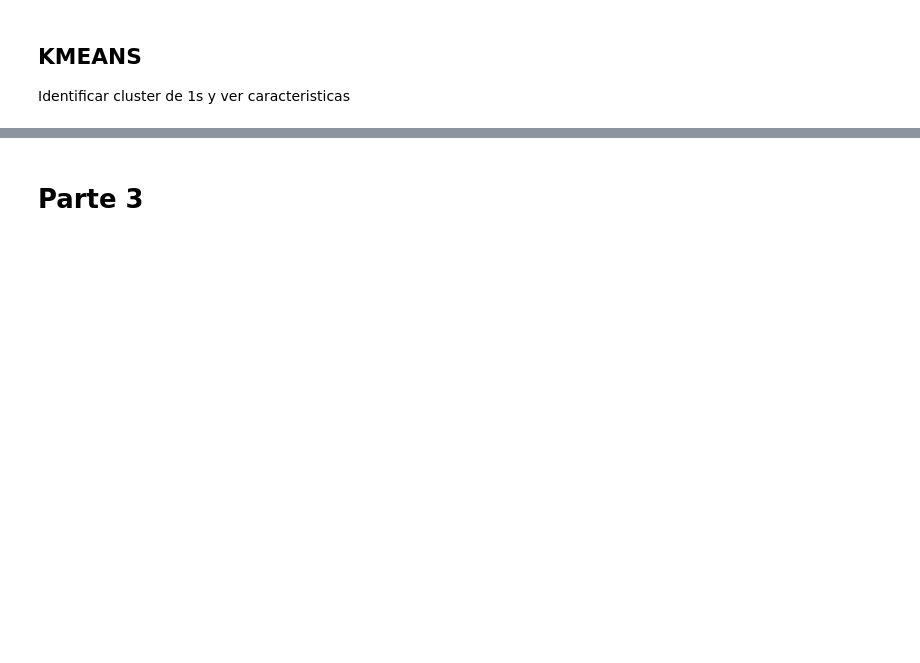
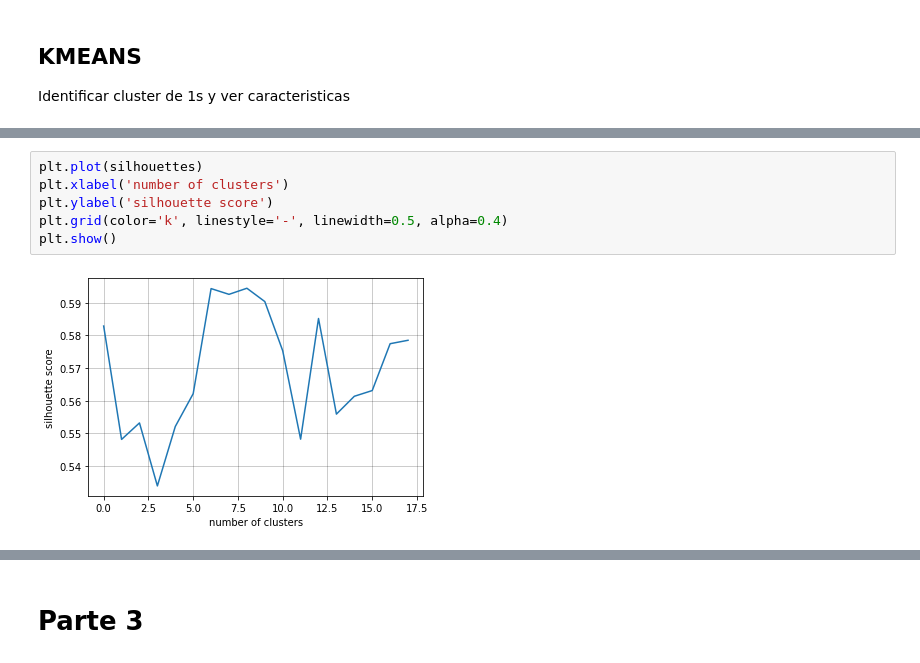
Before and after one commit to rdambrosioz/aa_2021, a Jupyter notebook: aa_tareaFinal_costanzo_dambrosio.ipynb, the cells around one changed output, grey strips where cells are left out. Saved outputs shown, nothing was run; the diff lists cells and outputs as text; blank space fills up the shorter version.

```diff
--- a/aa_tareaFinal_costanzo_dambrosio.ipynb
+++ b/aa_tareaFinal_costanzo_dambrosio.ipynb
@@ -190,0 +199,8 @@ Armar el arbol y ver logicamente cuales hojas son muerte
+# %%
+plt.plot(silhouettes)
+plt.xlabel('number of clusters')
+plt.ylabel('silhouette score')
+plt.grid(color='k', linestyle='-', linewidth=0.5, alpha=0.4)
+plt.show()
+# %% [output]
+[figure, added]
```
Also changed, not shown: parts of 42 cells of this notebook.
